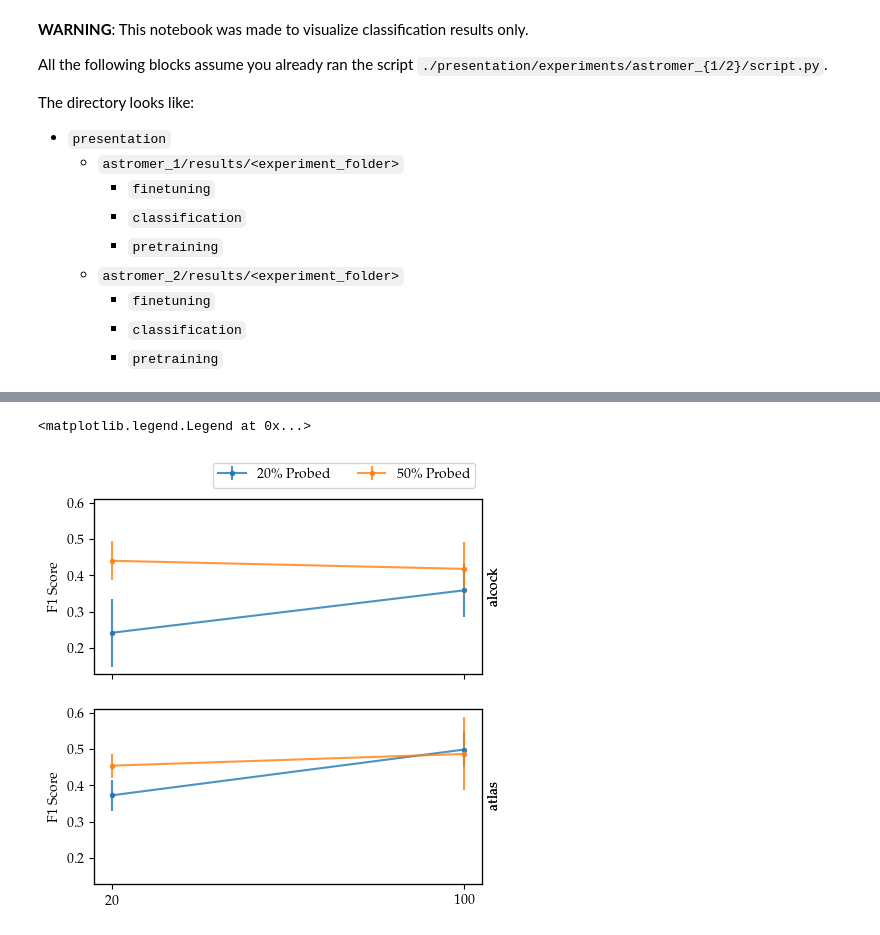
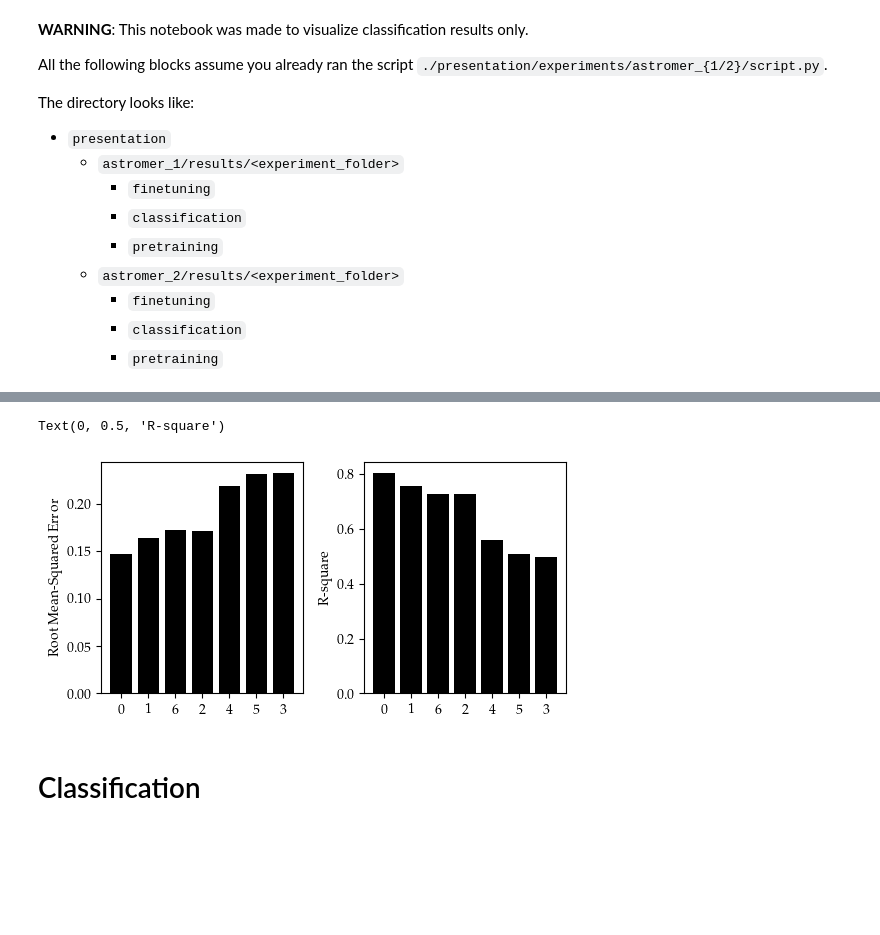
Before and after one commit to cridonoso/astromer, a Jupyter notebook: presentation/notebooks/comparing_models.ipynb, the cells around one changed output, grey strips where cells are left out. Saved outputs shown, nothing was run; the diff lists cells and outputs as text; code cells hidden in the pictures; blank space fills up the shorter version.

Commit message:
results visualization

```diff
--- a/presentation/notebooks/comparing_models.ipynb
+++ b/presentation/notebooks/comparing_models.ipynb
@@ -47,7 +49,11 @@ The directory looks like:
         - `pretraining`
 # %%
 folders = [
-    './presentation/experiments/astromer_1/results/paper/2023-09-21_20-16-21/',
-     './presentation/experiments/astromer_1/results/paper/2023-09-21_20-24-32/',
+    './presentation/experiments/astromer_0/results/',
+     './presentation/experiments/astromer_1/results/',
 ]
 tags = ['50\% Probed', '20\% Probed']
+# %%
+all_folders = []
+for f in folders:
+    all_folders+=glob(os.path.join(f, '*', '*'))
@@ -54,10 +62,22 @@ tags = ['50\% Probed', '20\% Probed']
 # %%
-summary = []
-for folder, tag in zip(folders, tags):
-    partial = get_clf_summary(folder, tag)
-    summary.append(partial)
+rows = []
+for f in all_folders:
+    rmse_val = get_metrics(os.path.join(f, 'pretraining', 'logs', 'validation'), show_keys=False, metric_name='rmse')
+    r2_val   = get_metrics(os.path.join(f, 'pretraining', 'logs', 'validation'), show_keys=False, metric_name='r_square')
 
-summary = pd.concat(summary, axis=0)
+    with open(os.path.join(f, 'pretraining', 'config.toml'), 'r') as handle:
+        conf = toml.load(handle)
+    conf['rmse'] = rmse_val['value'].min()
+    conf['r2'] = r2_val['value'].max()
+    try:
+        r2_test = get_metrics(os.path.join(f, 'pretraining', 'logs', 'test'), show_keys=False, metric_name='r_square')
+        conf['state'] = 'finished'
+    except:
+        conf['state'] = 'running'
+    conf['path'] = f.split('results/')[-1]
+    rows.append(conf)
 # %%
-summary.shape
+df = pd.DataFrame(rows)
+filtered = df[['exp_name', 'probed', 'dropout', 'r2', 'rmse', 'scheduler', 'state', 'path']].sort_values('r2', ascending=False)
+filtered.fillna('1e-3')
 # %% [output]
@@ -65,35 +92,13 @@ summary.shape
-# %%
-fig, axes = plt.subplots(2, 1, figsize=(5,5), sharex=True, sharey=True)
-count = 0
-delta = 0.2
-for downstream_data, frame_0 in summary.groupby('downstream_data'):
-    shift = 0
-    for tag, frame_1 in frame_0.groupby('tag'):
-        x_tickslab, mean_values, std_values = [], [], []
-        for (spc, clfname), frame_2 in frame_1.groupby(['samples_per_class', 'clf_name']):
-            f1_values = frame_2['clf_val_acc'].astype(float)
-            x_tickslab.append(int(spc))
-            mean_values.append(f1_values.mean())
-            std_values.append(f1_values.std())
-
-        indices = np.argsort(x_tickslab)
-
-        mean_values = np.array(mean_values)[indices]
-        std_values  = np.array(std_values)[indices]
-
-
-        axes[count].errorbar(x_tickslab, mean_values,yerr=std_values, marker='.', label=tag, alpha=0.8)
-        axes[count].set_xticks(x_tickslab)
-        axes[count].set_xticklabels(x_tickslab, rotation=0)
-        axes[count].set_ylabel('F1 Score')
-
-        axes[count].yaxis.tick_right()
-        ax2 = axes[count].twinx()
-        ax2.set_ylabel(downstream_data)
-        ax2.set_yticks([])
-
-    count+=1
-axes[0].legend(bbox_to_anchor=(1., 1.25), ncol=2)
-# %% [output]
-<matplotlib.legend.Legend at 0x...>
-[figure, removed]
+# %%
+fig, axes = plt.subplots(1, 2, figsize=(6, 3), dpi=100, gridspec_kw={'wspace':.3})
+x = filtered.index
+axes[0].bar([str(xx) for xx in x], filtered.rmse, color='k')
+axes[1].bar([str(xx) for xx in x], filtered.r2, color='k')
+
+axes[0].set_ylabel('Root Mean-Squared Error')
+axes[1].set_ylabel('R-square')
+# %% [output]
+Text(0, 0.5, 'R-square')
+[figure, added]
+# %% [markdown]
+# Classification
```
Also changed, not shown: parts of 14 cells of this notebook, 2 other files.
